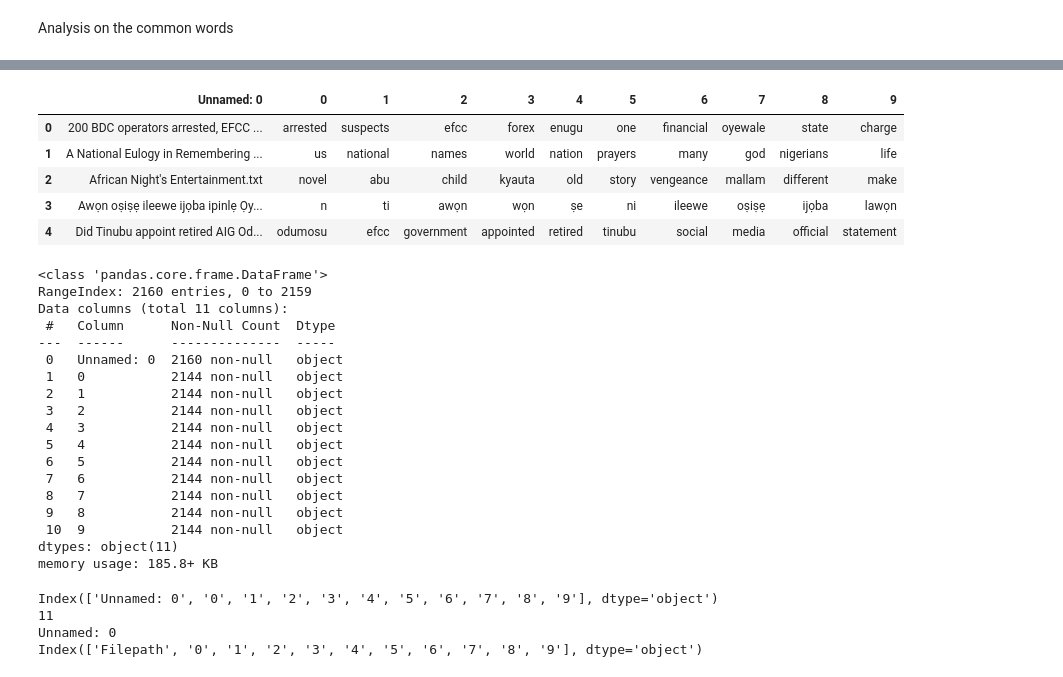
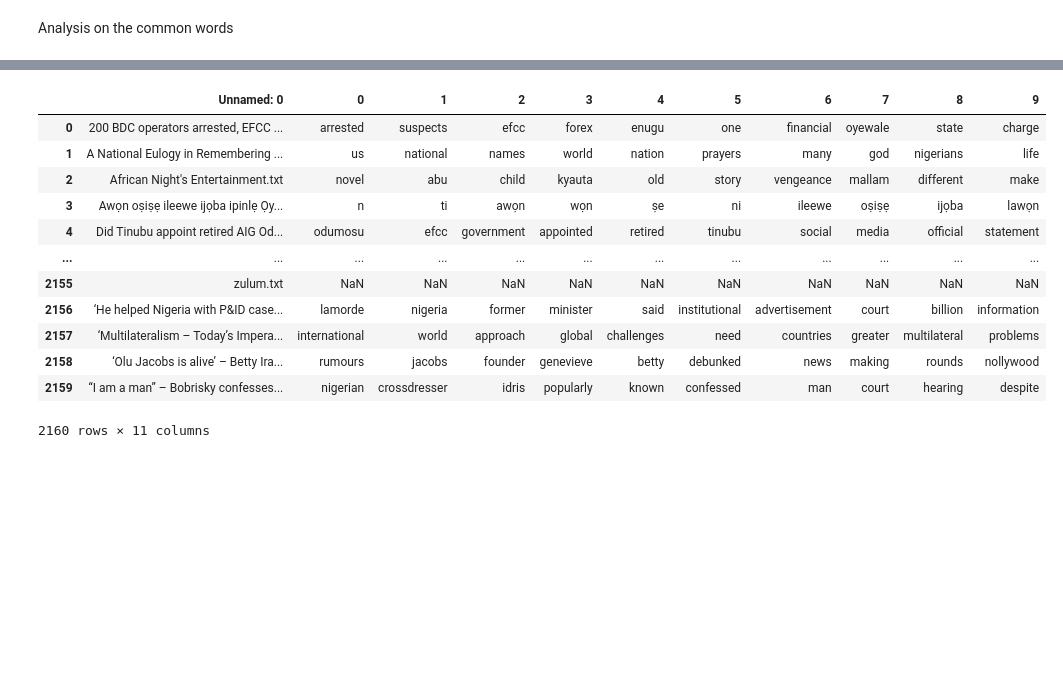
Before and after one commit to Davidmide02/ml-data, a Jupyter notebook: note.ipynb, the cells around one changed output, grey strips where cells are left out. Cells and saved outputs as stored; diff of their text form; code cells hidden in the pictures; blank space fills up the shorter version.

```diff
--- a/note.ipynb
+++ b/note.ipynb
@@ -172,49 +169,19 @@ Analysis on the common words
 # %%
-# for read
+# load the dataset
 
-read_data = pd.read_csv('read-most-common-words.csv')
-
-read_data.head()
-# read_data.info()
+read_df = pd.read_csv('read-most-common-words.csv')
+read_df
 # %% [output]
 |  | Unnamed: 0 | 0 | 1 | 2 | 3 | 4 | 5 | 6 | 7 | 8 | 9 |
 | 0 | 200 BDC operators arrested, EFCC ... | arrested | suspects | efcc | forex | enugu | one | financial | oyewale | state | charge |
 | 1 | A National Eulogy in Remembering ... | us | national | names | world | nation | prayers | many | god | nigerians | life |
 | 2 | African Night's Entertainment.txt | novel | abu | child | kyauta | old | story | vengeance | mallam | different | make |
 | 3 | Awọn oṣiṣẹ ileewe ijọba ipinlẹ Ọy... | n | ti | awọn | wọn | ṣe | ni | ileewe | oṣiṣẹ | ijọba | lawọn |
 | 4 | Did Tinubu appoint retired AIG Od... | odumosu | efcc | government | appointed | retired | tinubu | social | media | official | statement |
+| ... | ... | ... | ... | ... | ... | ... | ... | ... | ... | ... | ... |
+| 2155 | zulum.txt | NaN | NaN | NaN | NaN | NaN | NaN | NaN | NaN | NaN | NaN |
+| 2156 | ‘He helped Nigeria with P&ID case... | lamorde | nigeria | former | minister | said | institutional | advertisement | court | billion | information |
+| 2157 | ‘Multilateralism – Today’s Impera... | international | world | approach | global | challenges | need | countries | greater | multilateral | problems |
+| 2158 | ‘Olu Jacobs is alive’ – Betty Ira... | rumours | jacobs | founder | genevieve | betty | debunked | news | making | rounds | nollywood |
+| 2159 | “I am a man” – Bobrisky confesses... | nigerian | crossdresser | idris | popularly | known | confessed | man | court | hearing | despite |
+2160 rows × 11 columns
-# %%
-read_data.info()
-# %% [output]
-<class 'pandas.core.frame.DataFrame'>
-RangeIndex: 2160 entries, 0 to 2159
-Data columns (total 11 columns):
- #   Column      Non-Null Count  Dtype
----  ------      --------------  -----
- 0   Unnamed: 0  2160 non-null   object
- 1   0           2144 non-null   object
- 2   1           2144 non-null   object
- 3   2           2144 non-null   object
- 4   3           2144 non-null   object
- 5   4           2144 non-null   object
- 6   5           2144 non-null   object
- 7   6           2144 non-null   object
- 8   7           2144 non-null   object
- 9   8           2144 non-null   object
- 10  9           2144 non-null   object
-dtypes: object(11)
-memory usage: 185.8+ KB
-# %%
-# change the heading to Filepath
-
-new_name = 'Filepath'
-old_name = read_data.columns[0]
-
-read_data = read_data.rename(columns={old_name:new_name})
-
-print(read_data.columns)
-# %% [output]
-Index(['Unnamed: 0', '0', '1', '2', '3', '4', '5', '6', '7', '8', '9'], dtype='object')
-11
-Unnamed: 0
-Index(['Filepath', '0', '1', '2', '3', '4', '5', '6', '7', '8', '9'], dtype='object')
```
Also changed, not shown: parts of 20 cells of this notebook, 2 other files.
